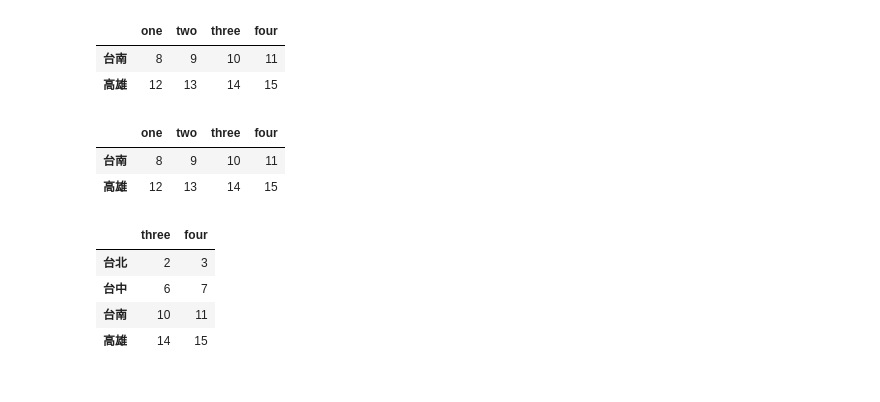
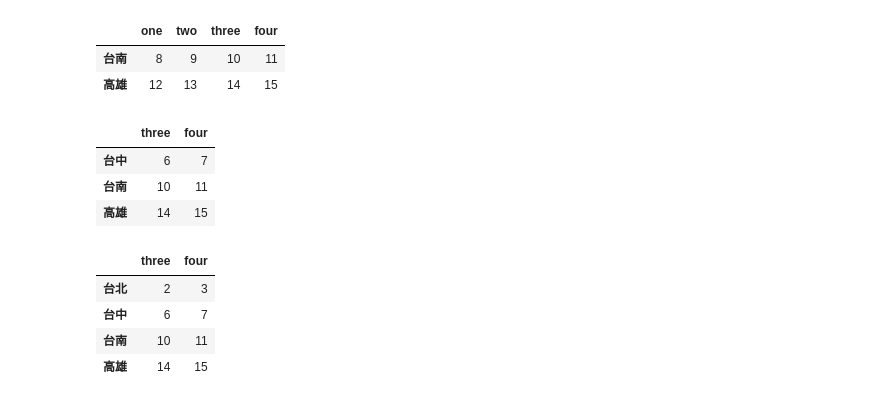
Before and after one commit to lucaswu0306/2023_8_20, a Jupyter notebook: lesson17_3.ipynb, the cells around one changed output. Saved outputs shown, nothing was run; the diff lists cells and outputs as text; code cells hidden in the pictures.

```diff
--- a/lesson17_3.ipynb
+++ b/lesson17_3.ipynb
@@ -136,12 +154,13 @@ data.drop(['台北','台中'],axis=0)
 |  | one | two | three | four |
 | 台南 | 8 | 9 | 10 | 11 |
 | 高雄 | 12 | 13 | 14 | 15 |
-# %%
-data.drop(['台北','台中'])
-# %% [output]
-|  | one | two | three | four |
-| 台南 | 8 | 9 | 10 | 11 |
-| 高雄 | 12 | 13 | 14 | 15 |
+# %%
+data.drop(['one','two'],axis = 1)
+# %% [output]
+|  | three | four |
+| 台中 | 6 | 7 |
+| 台南 | 10 | 11 |
+| 高雄 | 14 | 15 |
 # %%
 data.drop(['one','two'],axis='columns')
 # %% [output]
```
Also changed, not shown: parts of 10 cells of this notebook, 19 other files.
